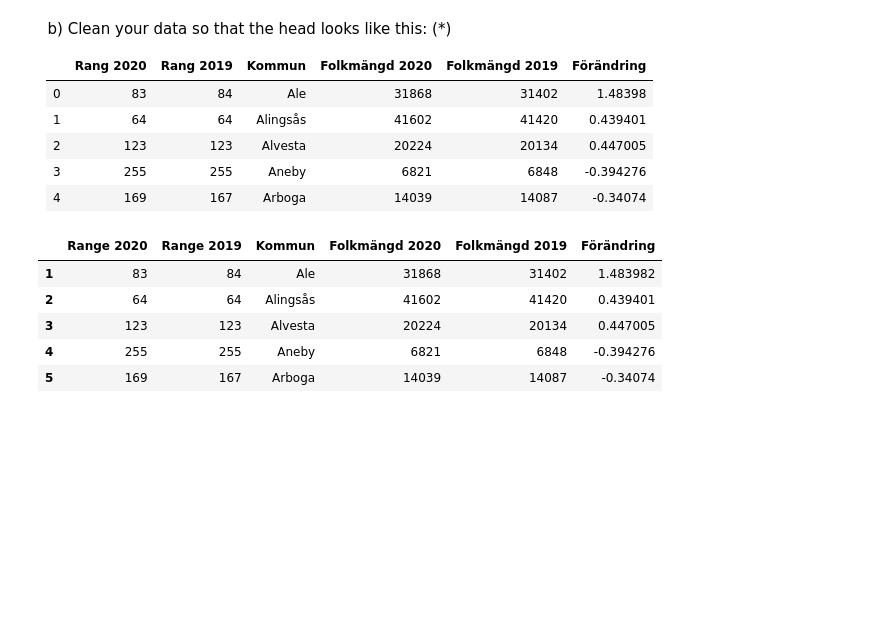
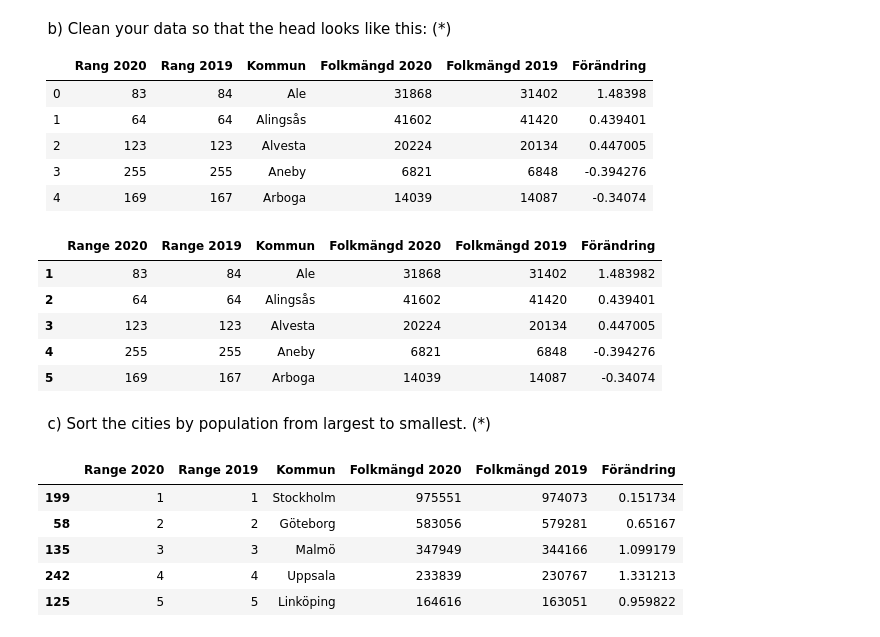
Before and after one commit to VineelaNedunuri/Databehandling-Vineela-Nedunuri, a Jupyter notebook: Exercises/E00_pandas_basic_syntax.ipynb, the cells around one changed output. Saved outputs shown, nothing was run; the diff lists cells and outputs as text; code cells hidden in the pictures; blank space fills up the shorter version.

```diff
--- a/Exercises/E00_pandas_basic_syntax.ipynb
+++ b/Exercises/E00_pandas_basic_syntax.ipynb
@@ -218,3 +209,15 @@ df.head()
 | 3 | 123 | 123 | Alvesta | 20224 | 20134 | 0.447005 |
 | 4 | 255 | 255 | Aneby | 6821 | 6848 | -0.394276 |
 | 5 | 169 | 167 | Arboga | 14039 | 14087 | -0.34074 |
+# %% [markdown]
+&nbsp; c) Sort the cities by population from largest to smallest. (*)
+# %%
+sort_largest_cities = df.sort_values(by="Folkmängd 2020", ascending= False).head()
+sort_largest_cities
+# %% [output]
+|  | Range 2020 | Range 2019 | Kommun | Folkmängd 2020 | Folkmängd 2019 | Förändring |
+| 199 | 1 | 1 | Stockholm | 975551 | 974073 | 0.151734 |
+| 58 | 2 | 2 | Göteborg | 583056 | 579281 | 0.65167 |
+| 135 | 3 | 3 | Malmö | 347949 | 344166 | 1.099179 |
+| 242 | 4 | 4 | Uppsala | 233839 | 230767 | 1.331213 |
+| 125 | 5 | 5 | Linköping | 164616 | 163051 | 0.959822 |
```
Also changed, not shown: parts of 9 cells of this notebook.
